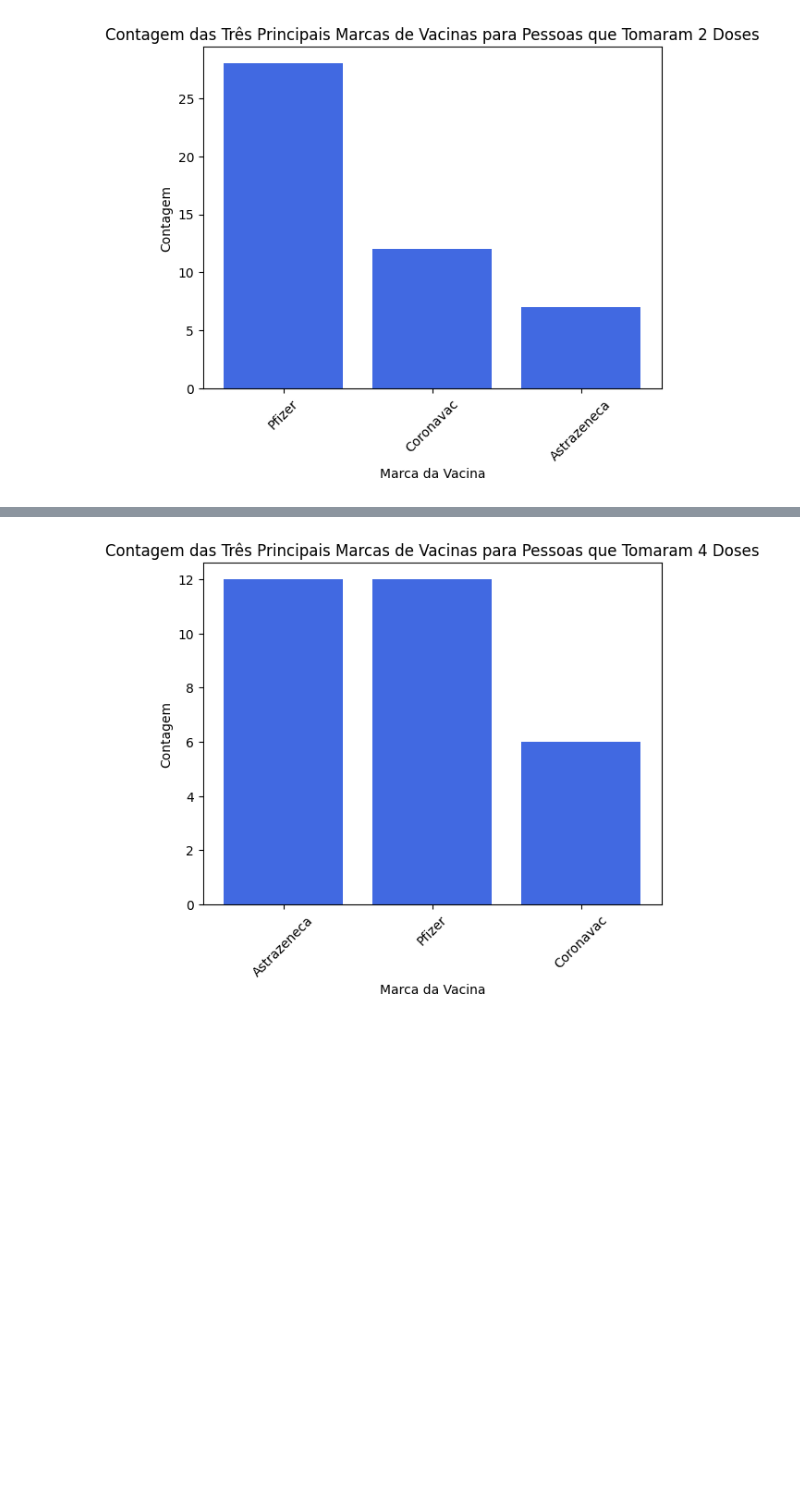
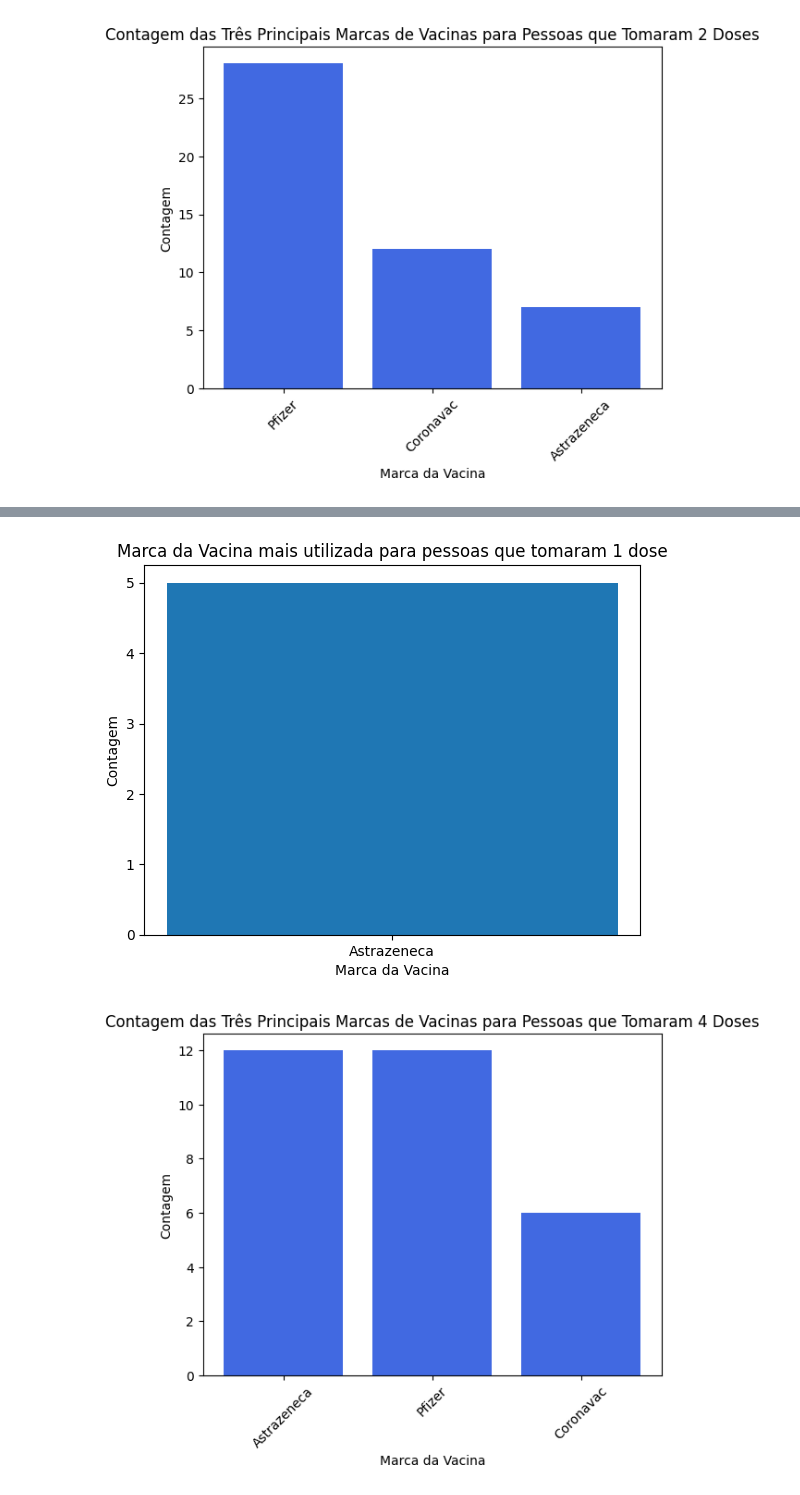
Before and after one commit to pcmoraesmenezes/analisando_dados_covid, a Jupyter notebook: Dados_covid.ipynb, the cells around one changed output, grey strips where cells are left out. Cells and saved outputs as stored; diff of their text form; code cells hidden in the pictures; blank space fills up the shorter version.

```diff
--- a/Dados_covid.ipynb
+++ b/Dados_covid.ipynb
@@ -435,3 +449,13 @@ plt.show()
+# %%
+agente_imunizante_uma_dose = uma_dose['Marca Vacina'].value_counts().index[0]
+
+plt.xlabel('Marca da Vacina')
+plt.ylabel('Contagem')
+plt.title('Marca da Vacina mais utilizada para pessoas que tomaram 1 dose')
+plt.bar(agente_imunizante_uma_dose, uma_dose['Marca Vacina'].value_counts()[0])
+plt.show()
+# %% [output]
+[figure, added]
 # %%
 duas_doses = df[df['Quantidade de Doses'] == 4]
 
```
Also changed, not shown: parts of 1 cell of this notebook.
